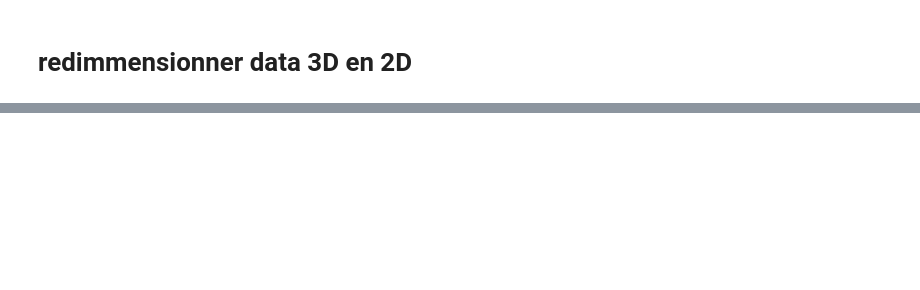
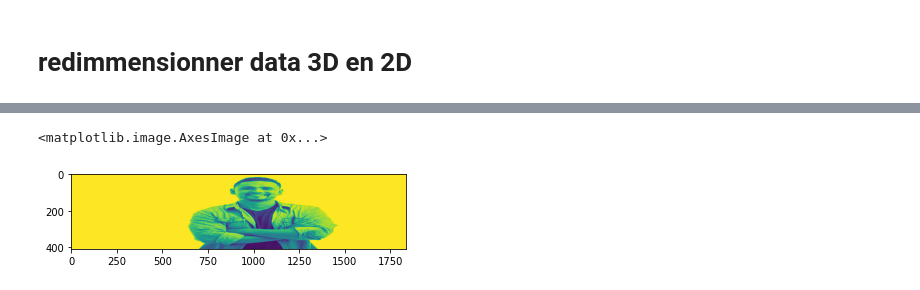
Before and after one commit to Junny-cloud/CompareImage, a Jupyter notebook: Untitled.ipynb, the cells around one changed output, grey strips where cells are left out. Cells and saved outputs as stored; diff of their text form; code cells hidden in the pictures; blank space fills up the shorter version.

```diff
--- a/Untitled.ipynb
+++ b/Untitled.ipynb
@@ -223,0 +235,4 @@ if((imageMat == loaded_mat).all()):
+# %%
+imageMat = img.imread('sap1.jpg')
+imageMat_reshape = imageMat.reshape(imageMat.shape[0], -1)
+imageMat_reshape
@@ -223,0 +247,5 @@ if((imageMat == loaded_mat).all()):
+# %%
+plt.imshow(imageMat_reshape)
+# %% [output]
+<matplotlib.image.AxesImage at 0x...>
+[figure, added]
```
Also changed, not shown: parts of 5 cells of this notebook, 17 other files.
